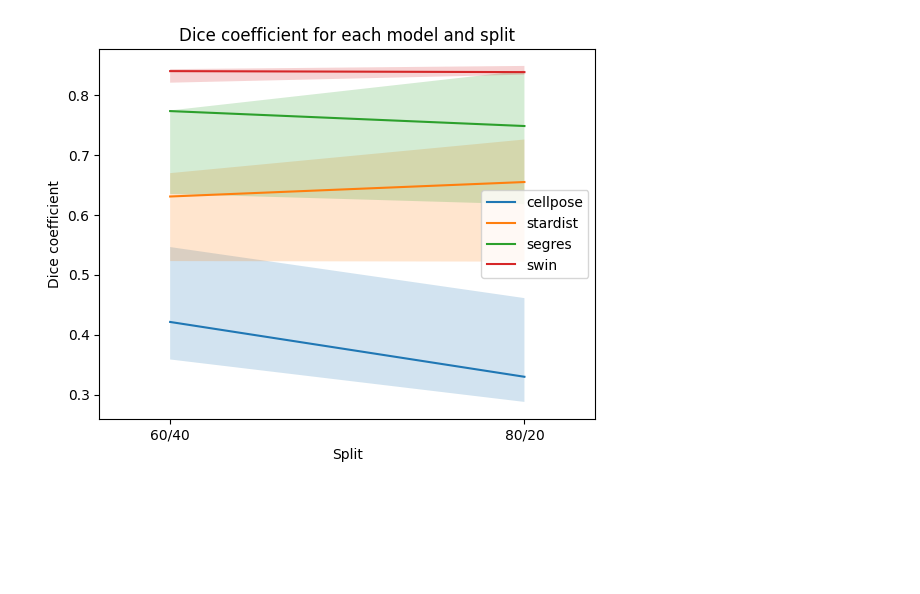
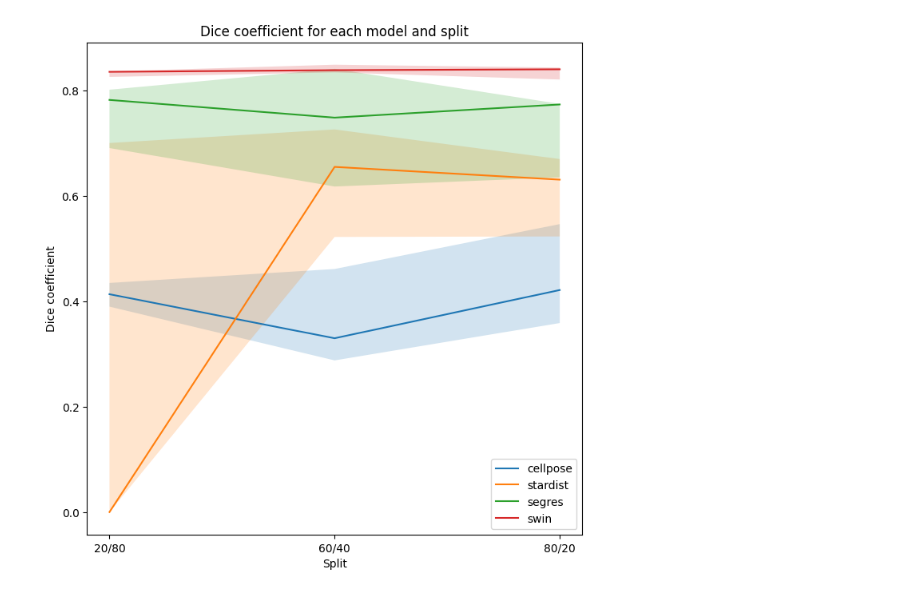
Before and after one commit to C-Achard/stardist, a Jupyter notebook: examples/3D/SPLITS_FIGURE/splits_benchmark.ipynb, the cells around one changed output. Cells and saved outputs as stored; diff of their text form; code cells hidden in the pictures; blank space fills up the shorter version.

```diff
--- a/examples/3D/SPLITS_FIGURE/splits_benchmark.ipynb
+++ b/examples/3D/SPLITS_FIGURE/splits_benchmark.ipynb
@@ -251,8 +291,9 @@ wnet_preds = {
 # %%
 def model_dices_across_splits(model_dict):
     model_dices = {
+        "2080": [],
+        "6040": [],
         "8020": [],
-        "6040": []
     }
     for split in model_dict:
         for image in model_dict[split]:
@@ -370,35 +411,37 @@ Dice: 0.8087545264446371
 # %%
 model_names = ["cellpose", "stardist", "segres", "swin", "wnet"]
 models = [cellpose_dices, stardist_dices, segres_dices, swin_dices]
-wnet_means = [np.mean(wnet_dices["8020"]), np.mean(wnet_dices["6040"])]
+wnet_means = [np.mean(wnet_dices["8020"]), np.mean(wnet_dices["6040"]), np.mean(wnet_dices["2080"])]
+
+plt.rcParams["figure.figsize"] = (8, 8)
 # %%
 # plot dices for each model with split on x axis
 # plot as confidence interval with min, max, middle values
 
 for i, model in enumerate(models):
     max_dices = []
     min_dices = []
     middle_dices = []
     for split in model:
         dices = sorted(model[split])
         max_dices.append(dices[-1])
         min_dices.append(dices[0])
         middle_dices.append(dices[1])
     plt.plot(middle_dices, label=model_names[i])
     # fill between according to std
     plt.fill_between(range(len(middle_dices)), min_dices, max_dices, alpha=0.2)
 
 # plt.hlines(wnet_means, 0, 1, label="wnet", linestyles="dashed", colors="purple")
 plt.legend()
 # set xticks to be split names
-plt.xticks([0,1], ["60/40","80/20"])
+plt.xticks([0,1,2], ["20/80","60/40","80/20"])
 plt.xlabel("Split")
 plt.ylabel("Dice coefficient")
 plt.title("Dice coefficient for each model and split")
-plt.xlim(-0.2, 1.2)
+# plt.xlim(-0.2, 1.2)
 plt.show()
 # %% [output]
-[figure, old version]
+[figure, new version]
 # %%
 # plot dices for each model with split on x axis
 # plot as confidence interval with min, max, middle values
```
Also changed, not shown: parts of 9 cells of this notebook.
